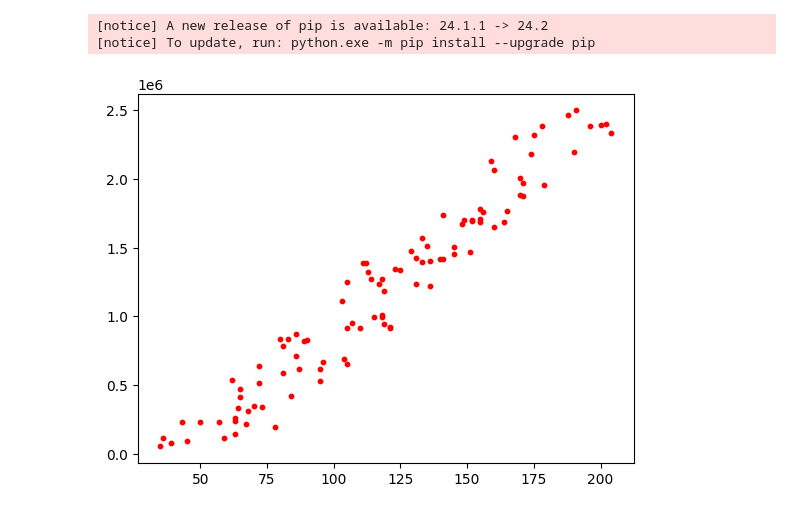
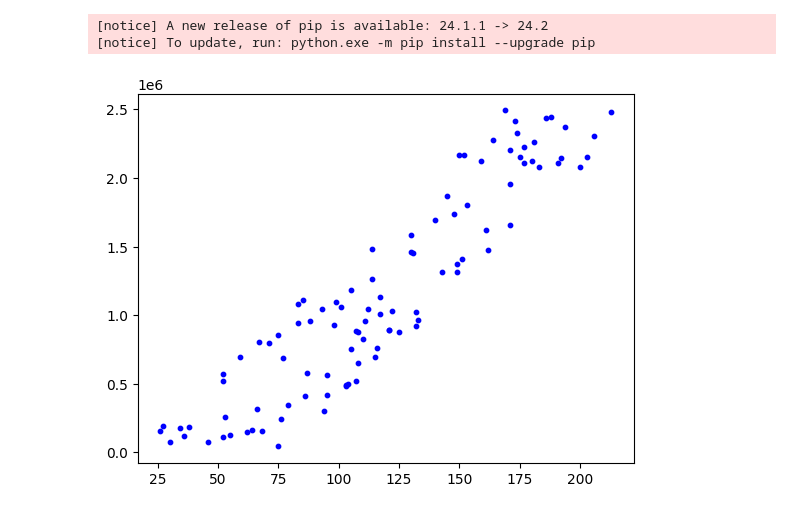
Before and after one commit to tranminhtuan1709/Draft, a Jupyter notebook: machine-learning.ipynb, the cells around one changed output. Cells and saved outputs as stored; diff of their text form; code cells hidden in the pictures.

```diff
--- a/machine-learning.ipynb
+++ b/machine-learning.ipynb
@@ -207,28 +207,28 @@ Note: you may need to restart the kernel to use updated packages.
 # %%
 import random
 import matplotlib
 import numpy
 
 
 def line(x):
     return 16666.67 * x - 783333.5
 
 
 xmin, xmax = 50, 200
 ymin, ymax = 50000, 300000
 
 num_of_points = 100
 
 x = numpy.random.randint(50, 200, size=100)
 y = line(x)
 
-noise_x = numpy.random.randint(-20, 20, size=100)
-noise_y = numpy.random.randint(-20000, 20000, size=100)
+noise_x = numpy.random.randint(-30, 30, size=100)
+noise_y = numpy.random.randint(-30000, 30000, size=100)
 
 x += noise_x
 y += noise_y
 
-matplotlib.pyplot.scatter(x, y, s=10, c='red', marker='o', linewidths=-1)
+matplotlib.pyplot.scatter(x, y, s=10, c='blue', marker='o', linewidths=-1)
 matplotlib.pyplot.show()
 # %% [output]
-[figure, old version]
+[figure, new version]
```
